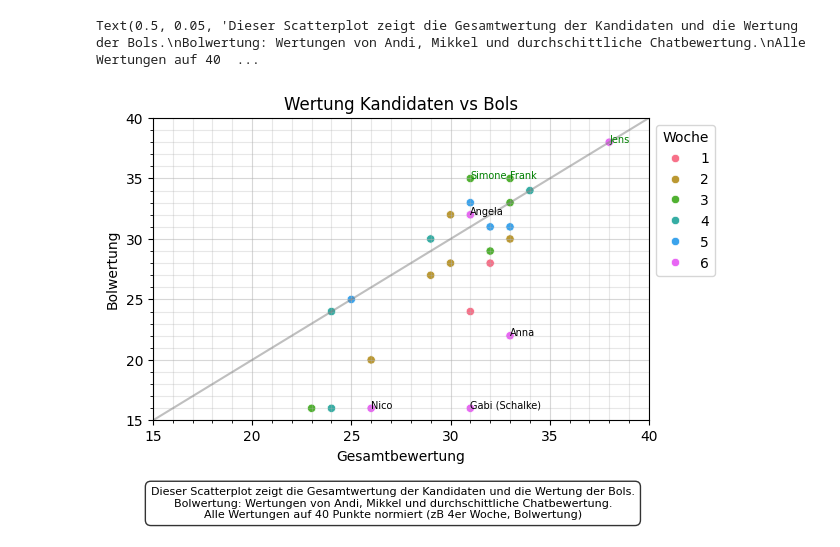
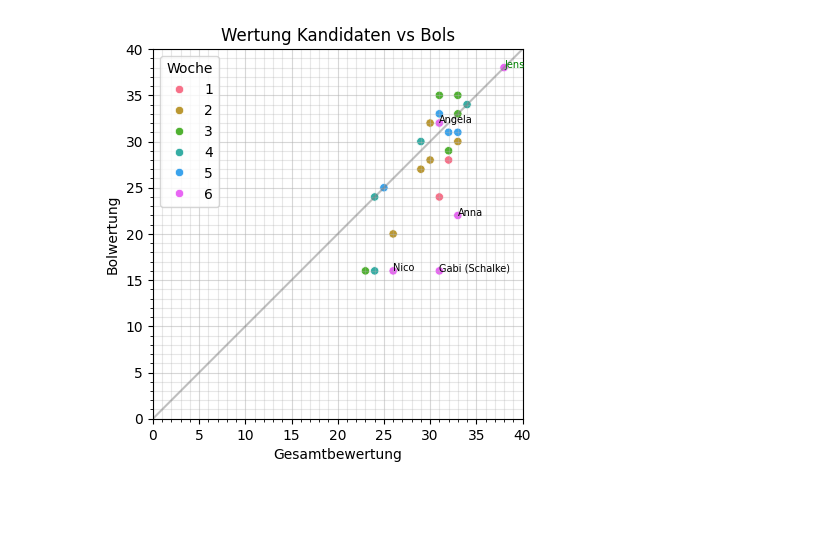
Before and after one commit to whiskyheat/ddd-dpd, a Jupyter notebook: notebooks/test.ipynb, the cells around one changed output. Saved outputs shown, nothing was run; the diff lists cells and outputs as text; code cells hidden in the pictures; blank space fills up the shorter version.

```diff
--- a/notebooks/test.ipynb
+++ b/notebooks/test.ipynb
@@ -21,7 +21,7 @@ df = pd.DataFrame(data=[[tag.WochenID, tag.gesamtbewertung, tag.bolwertung, tag.
 # %%
 last_week = df["WochenID"].max()
 # %%
-axis_min = 15
+axis_min = 0
 
 
 ax = sns.scatterplot(data=df, x="Gesamtbewertung", y="Bolwertung", hue="WochenID", palette=sns.color_palette("husl", 6))
@@ -33,6 +33,8 @@ ax.set_title("Wertung Kandidaten vs Bols")
 # axis
 ax.set_xlim(axis_min, 40)
 ax.set_ylim(axis_min, 40)
+
+ax.set_aspect('equal', adjustable="box")
 
 # grid
 major_ticks = np.arange(axis_min, 41, 5)
@@ -43,49 +45,33 @@ ax.set_yticks(major_ticks)
 ax.set_yticks(minor_ticks, minor=True)
 ax.grid(which="minor", alpha=.3)
 ax.grid(which="major", alpha=.5)
 
 # diagonal line
 linespace = np.linspace(axis_min, 40)
 sns.lineplot(x=linespace, y=linespace, color="grey", alpha=.5)
 
 # legend
 #labels = [f"Woche {i}" for i in range(1, last_week+1)]
 #ax.legend(labels=labels)
 ax.legend(title="Woche")
-sns.move_legend(ax, "upper left", bbox_to_anchor=(1, 1))
-
+#sns.move_legend(ax, "upper left", bbox_to_anchor=(1, 1))
 
 
 for index, row in df.iterrows():
 
     # perfect dinner
-    if row["Gesamtbewertung"] >= 35 or row["Bolwertung"] >= 35:
+    if row["Gesamtbewertung"] >= 35 and row["Bolwertung"] >= 35:
         ax.annotate(row["Person"], (row["Gesamtbewertung"], row["Bolwertung"]), size=7, color="g")
 
     # high difference in rating
     #elif row["Distance"] >= 10:
     #    ax.annotate(row["Person"], (row["Gesamtbewertung"], row["Bolwertung"]), size=7, color="red")
 
     # current week
     elif row["WochenID"] == last_week:
         ax.annotate(row["Person"], (row["Gesamtbewertung"], row["Bolwertung"]), size=7)
 
 
-plt.subplots_adjust(bottom=0.25)
-
-# Add a textbox below the plot
-plt.figtext(
-    0.5, 0.05,  # x, y in figure coordinates (0–1)
-    "Dieser Scatterplot zeigt die Gesamtwertung der Kandidaten und die Wertung der Bols.\n"
-    "Bolwertung: Wertungen von Andi, Mikkel und durchschittliche Chatbewertung.\n"
-    "Alle Wertungen auf 40 Punkte normiert (zB 4er Woche, Bolwertung)",
-    wrap=True,
-    ha="center",
-    fontsize=8,
-    bbox=dict(facecolor="white", alpha=0.8, boxstyle="round,pad=0.5")
-)
-
 #ax.get_figure().savefig("out.jpg", dpi=150)
 # %% [output]
-Text(0.5, 0.05, 'Dieser Scatterplot zeigt die Gesamtwertung der Kandidaten und die Wertung der Bols.\nBolwertung: Wertungen von Andi, Mikkel und durchschittliche Chatbewertung.\nAlle Wertungen auf 40  ...
-[figure, old version]
+[figure, new version]
```
